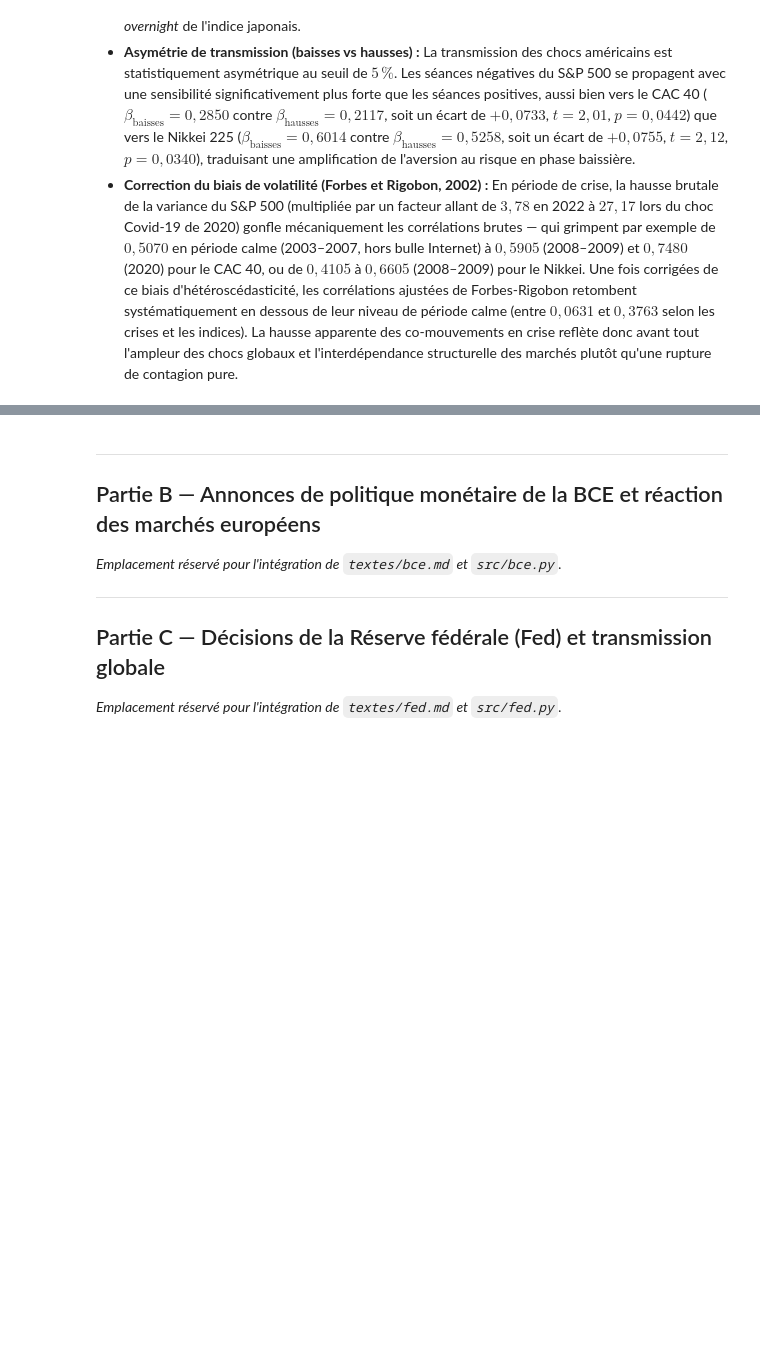
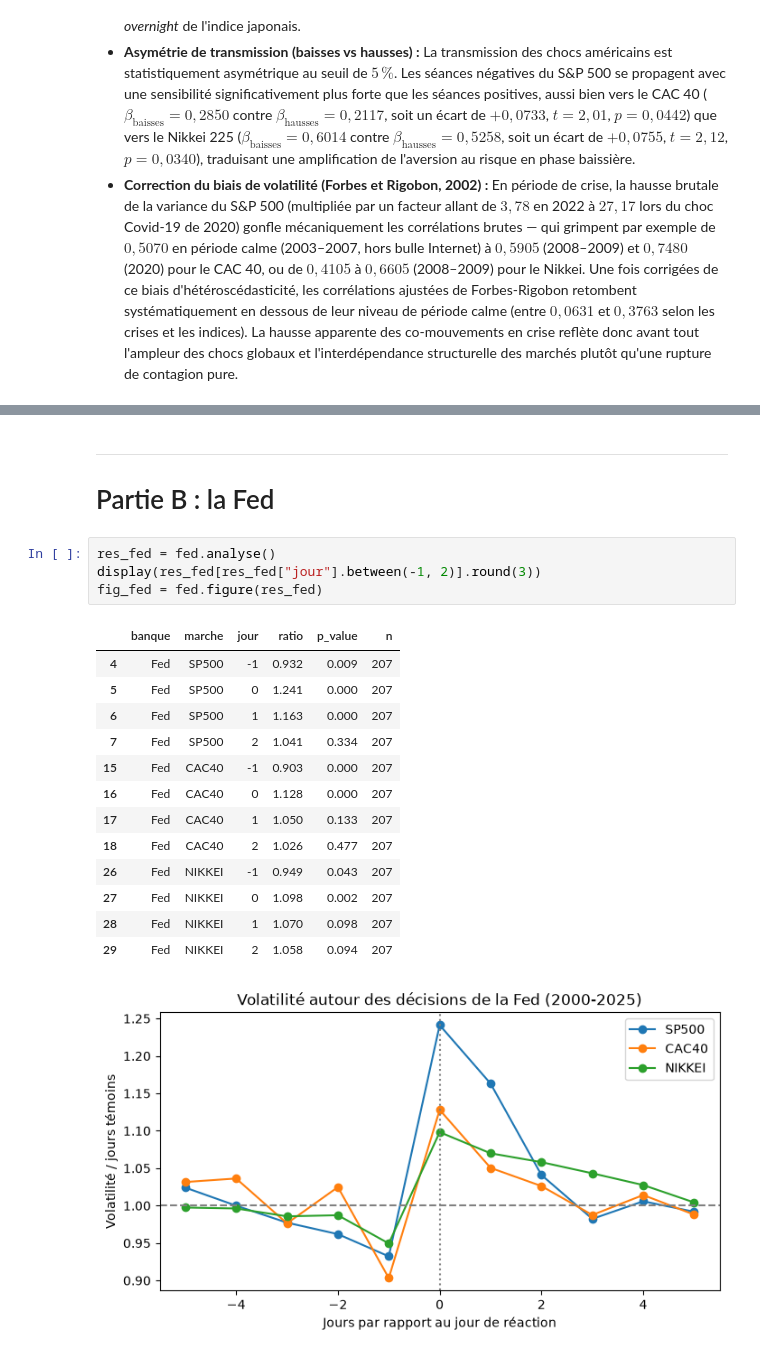
Before and after one commit to Aldm765/Ensae-projet-python-2026, a Jupyter notebook: rapport.ipynb, the cells around one changed output, grey strips where cells are left out. Saved outputs shown, nothing was run; the diff lists cells and outputs as text; blank space fills up the shorter version.

Commit message:
Rapport : intègre les parties Fed et BCE

```diff
--- a/rapport.ipynb
+++ b/rapport.ipynb
@@ -84,12 +84,23 @@ transmission.figure()
-# %% [markdown]
----
-
-## Partie B — Annonces de politique monétaire de la BCE et réaction des marchés européens
-
-*Emplacement réservé pour l'intégration de `textes/bce.md` et `src/bce.py`.*
-
----
-
-## Partie C — Décisions de la Réserve fédérale (Fed) et transmission globale
-
-*Emplacement réservé pour l'intégration de `textes/fed.md` et `src/fed.py`.*
+# %% [markdown]
+---
+
+# Partie B : la Fed
+# %%
+res_fed = fed.analyse()
+display(res_fed[res_fed["jour"].between(-1, 2)].round(3))
+fig_fed = fed.figure(res_fed)
+# %% [output]
+|  | banque | marche | jour | ratio | p_value | n |
+| 4 | Fed | SP500 | -1 | 0.932 | 0.009 | 207 |
+| 5 | Fed | SP500 | 0 | 1.241 | 0.000 | 207 |
+| 6 | Fed | SP500 | 1 | 1.163 | 0.000 | 207 |
+| 7 | Fed | SP500 | 2 | 1.041 | 0.334 | 207 |
+| 15 | Fed | CAC40 | -1 | 0.903 | 0.000 | 207 |
+| 16 | Fed | CAC40 | 0 | 1.128 | 0.000 | 207 |
+| 17 | Fed | CAC40 | 1 | 1.050 | 0.133 | 207 |
+| 18 | Fed | CAC40 | 2 | 1.026 | 0.477 | 207 |
+| 26 | Fed | NIKKEI | -1 | 0.949 | 0.043 | 207 |
+| 27 | Fed | NIKKEI | 0 | 1.098 | 0.002 | 207 |
+| 28 | Fed | NIKKEI | 1 | 1.070 | 0.098 | 207 |
+| 29 | Fed | NIKKEI | 2 | 1.058 | 0.094 | 207 |
+[figure, added]
```
Also changed, not shown: parts of 8 cells of this notebook.
